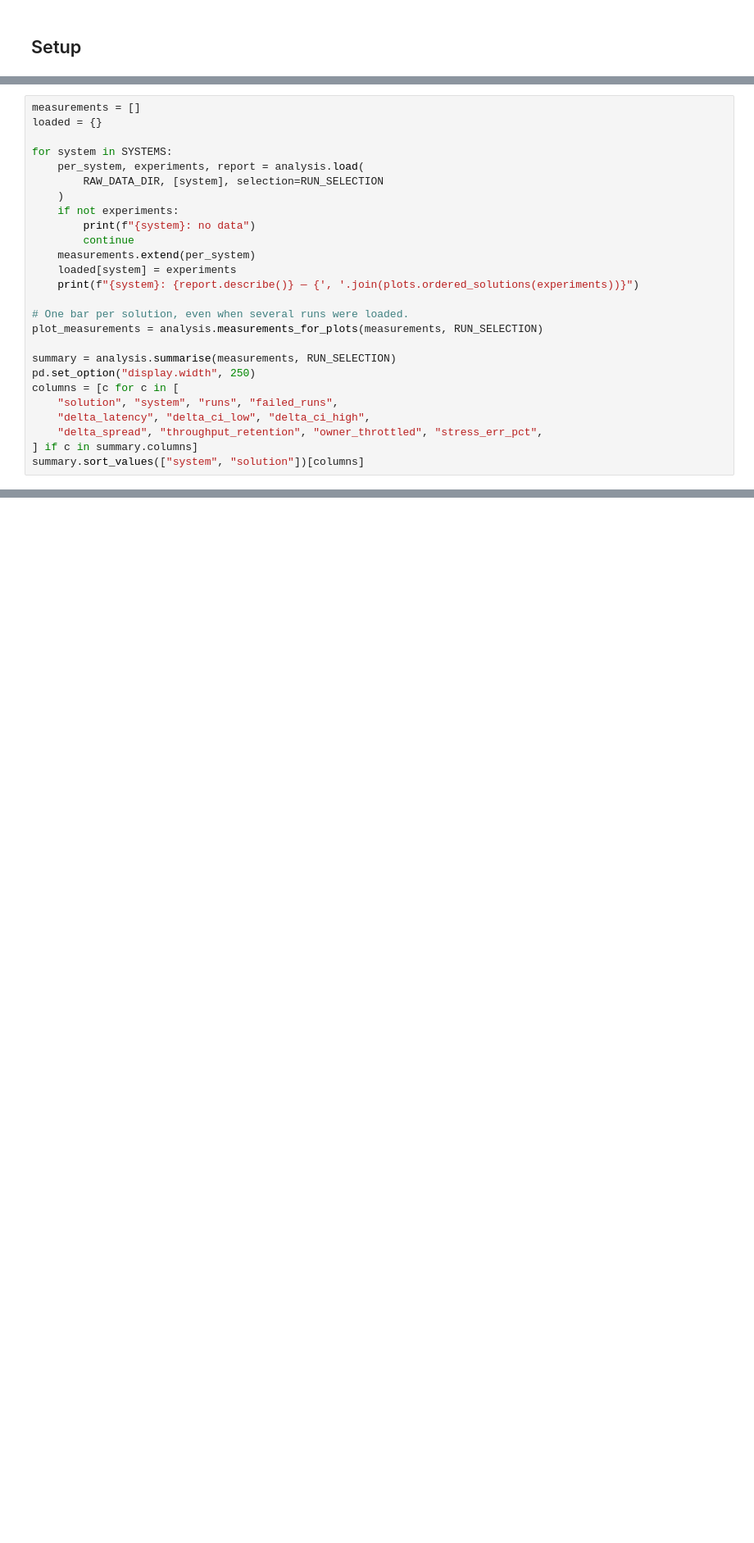
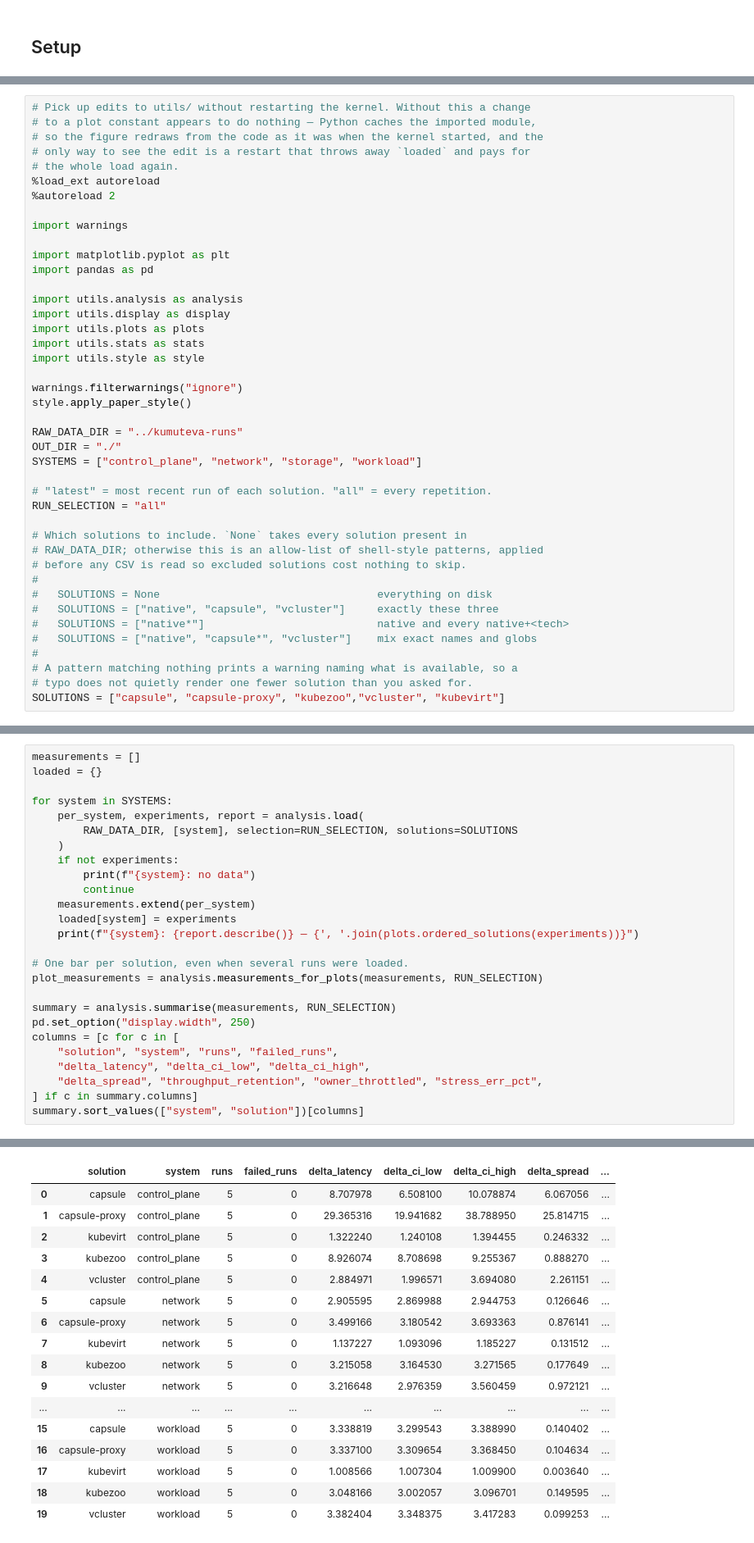
Before and after one commit to attilio-oliva/kumuteva, a Jupyter notebook: new_fairness_results/fairness-analyzer.ipynb, the cells around one changed output, grey strips where cells are left out. Shown at 82% size. Saved outputs shown, nothing was run; the diff lists cells and outputs as text; blank space fills up the shorter version.

```diff
--- a/new_fairness_results/fairness-analyzer.ipynb
+++ b/new_fairness_results/fairness-analyzer.ipynb
@@ -33,3 +14,45 @@ RUN_SELECTION = "all"
+# %%
+# Pick up edits to utils/ without restarting the kernel. Without this a change
+# to a plot constant appears to do nothing — Python caches the imported module,
+# so the figure redraws from the code as it was when the kernel started, and the
+# only way to see the edit is a restart that throws away `loaded` and pays for
+# the whole load again.
+%load_ext autoreload
+%autoreload 2
+
+import warnings
+
+import matplotlib.pyplot as plt
+import pandas as pd
+
+import utils.analysis as analysis
+import utils.display as display
+import utils.plots as plots
+import utils.stats as stats
+import utils.style as style
+
+warnings.filterwarnings("ignore")
+style.apply_paper_style()
+
+RAW_DATA_DIR = "../kumuteva-runs"
+OUT_DIR = "./"
+SYSTEMS = ["control_plane", "network", "storage", "workload"]
+
+# "latest" = most recent run of each solution. "all" = every repetition.
+RUN_SELECTION = "all"
+
+# Which solutions to include. `None` takes every solution present in
+# RAW_DATA_DIR; otherwise this is an allow-list of shell-style patterns, applied
+# before any CSV is read so excluded solutions cost nothing to skip.
+#
+#   SOLUTIONS = None                                  everything on disk
+#   SOLUTIONS = ["native", "capsule", "vcluster"]     exactly these three
+#   SOLUTIONS = ["native*"]                           native and every native+<tech>
+#   SOLUTIONS = ["native", "capsule*", "vcluster"]    mix exact names and globs
+#
+# A pattern matching nothing prints a warning naming what is available, so a
+# typo does not quietly render one fewer solution than you asked for.
+SOLUTIONS = ["capsule", "capsule-proxy", "kubezoo","vcluster", "kubevirt"]
 # %% [markdown]
 ## Load and measure
 
@@ -53,7 +76,7 @@ loaded = {}
 
 for system in SYSTEMS:
     per_system, experiments, report = analysis.load(
-        RAW_DATA_DIR, [system], selection=RUN_SELECTION
+        RAW_DATA_DIR, [system], selection=RUN_SELECTION, solutions=SOLUTIONS
     )
     if not experiments:
         print(f"{system}: no data")
@@ -73,3 +96,4 @@ columns = [c for c in [
     "delta_spread", "throughput_retention", "owner_throttled", "stress_err_pct",
 ] if c in summary.columns]
 summary.sort_values(["system", "solution"])[columns]
+# %% [output]
@@ -76,3 +104,20 @@ summary.sort_values(["system", "solution"])[columns]
+|  | solution | system | runs | failed_runs | delta_latency | delta_ci_low | delta_ci_high | delta_spread | ... |
+| 0 | capsule | control_plane | 5 | 0 | 8.707978 | 6.508100 | 10.078874 | 6.067056 | ... |
+| 1 | capsule-proxy | control_plane | 5 | 0 | 29.365316 | 19.941682 | 38.788950 | 25.814715 | ... |
+| 2 | kubevirt | control_plane | 5 | 0 | 1.322240 | 1.240108 | 1.394455 | 0.246332 | ... |
+| 3 | kubezoo | control_plane | 5 | 0 | 8.926074 | 8.708698 | 9.255367 | 0.888270 | ... |
+| 4 | vcluster | control_plane | 5 | 0 | 2.884971 | 1.996571 | 3.694080 | 2.261151 | ... |
+| 5 | capsule | network | 5 | 0 | 2.905595 | 2.869988 | 2.944753 | 0.126646 | ... |
+| 6 | capsule-proxy | network | 5 | 0 | 3.499166 | 3.180542 | 3.693363 | 0.876141 | ... |
+| 7 | kubevirt | network | 5 | 0 | 1.137227 | 1.093096 | 1.185227 | 0.131512 | ... |
+| 8 | kubezoo | network | 5 | 0 | 3.215058 | 3.164530 | 3.271565 | 0.177649 | ... |
+| 9 | vcluster | network | 5 | 0 | 3.216648 | 2.976359 | 3.560459 | 0.972121 | ... |
+| ... | ... | ... | ... | ... | ... | ... | ... | ... | ... |
+| 15 | capsule | workload | 5 | 0 | 3.338819 | 3.299543 | 3.388990 | 0.140402 | ... |
+| 16 | capsule-proxy | workload | 5 | 0 | 3.337100 | 3.309654 | 3.368450 | 0.104634 | ... |
+| 17 | kubevirt | workload | 5 | 0 | 1.008566 | 1.007304 | 1.009900 | 0.003640 | ... |
+| 18 | kubezoo | workload | 5 | 0 | 3.048166 | 3.002057 | 3.096701 | 0.149595 | ... |
+| 19 | vcluster | workload | 5 | 0 | 3.382404 | 3.348375 | 3.417283 | 0.099253 | ... |
 # %% [markdown]
 ### Table I values
 
```
Also changed, not shown: parts of 17 cells of this notebook, 12 other files.
